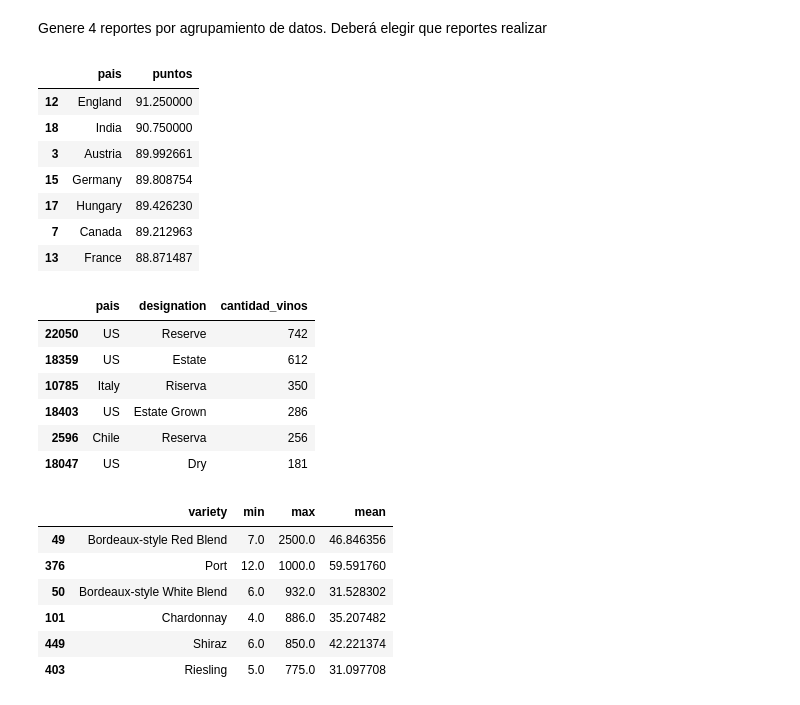
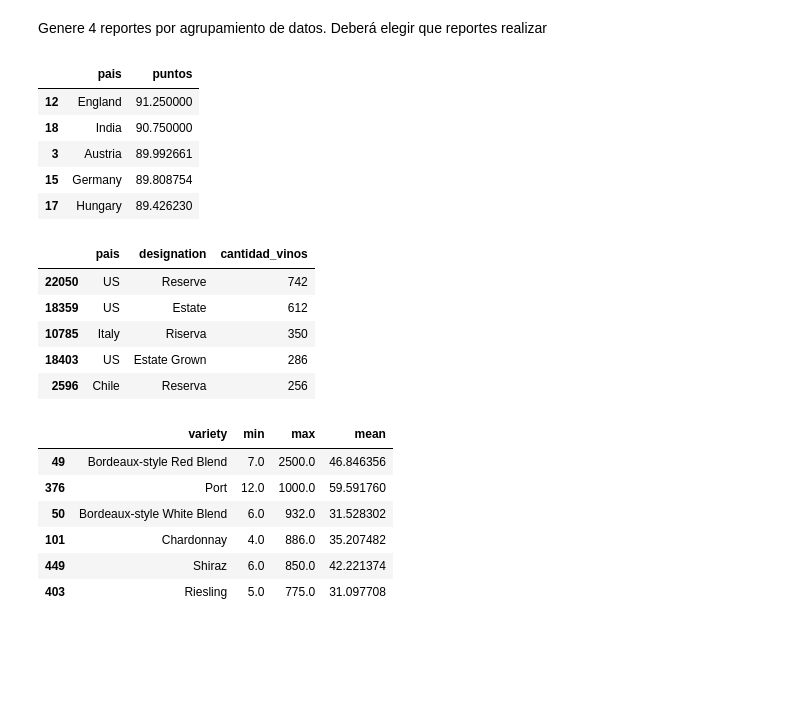
Before and after one commit to MDHuarcaya/PC5, a Jupyter notebook: problema2.ipynb, the cells around one changed output. Saved outputs shown, nothing was run; the diff lists cells and outputs as text; code cells hidden in the pictures; blank space fills up the shorter version.

```diff
--- a/problema2.ipynb
+++ b/problema2.ipynb
@@ -69,7 +69,7 @@ df_group
 3 creación de nuevas columnas según criterio
 # %%
 
-def etiquetar_pais_por_precio(row):
+def pais_precio(row):
     if row['precio'] < 20:
         return 'Económico'
     elif 20 <= row['precio'] < 50:
@@ -77,7 +77,7 @@ def etiquetar_pais_por_precio(row):
     else:
         return 'Caro'
 
-df['pais_por_precio'] = df.apply(etiquetar_pais_por_precio, axis=1)
+df['pais_por_precio'] = df.apply(pais_precio, axis=1)
 df.head(2)
 # %% [output]
 |  | pais | descripcion | designation | puntos | precio | province | region_1 | region_2 | taster_name | ... |
@@ -85,7 +85,7 @@ df.head(2)
 | 1 | Portugal | This is ripe and fruity, a wine t... | Avidagos | 87 | 15.0 | Douro | NaN | NaN | Roger Voss | ... |
 # %%
 
-def etiquetar_designacion_por_puntos(row):
+def designacion_puntos(row):
     if row['puntos'] < 85:
         return 'Baja'
     elif 85 <= row['puntos'] < 90:
@@ -93,7 +93,7 @@ def etiquetar_designacion_por_puntos(row):
     else:
         return 'Alta'
 
-df['designacion_por_puntos'] = df.apply(etiquetar_designacion_por_puntos, axis=1)
+df['designacion_por_puntos'] = df.apply(designacion_puntos, axis=1)
 df.head(5)
 # %% [output]
 |  | pais | descripcion | designation | puntos | precio | province | region_1 | region_2 | taster_name | ... |
@@ -104,7 +104,7 @@ df.head(5)
 | 4 | US | Much like the regular bottling fr... | Vintner's Reserve Wild Child Block | 87 | 65.0 | Oregon | Willamette Valley | Willamette Valley | Paul Gregutt | ... |
 # %%
 
-def etiquetar_variedad_por_precio(row):
+def variedad_precio(row):
     if row['precio'] < 20:
         return 'Variedad Económica'
     elif 20 <= row['precio'] < 50:
@@ -112,7 +112,7 @@ def etiquetar_variedad_por_precio(row):
     else:
         return 'Variedad Cara'
 
-df['variedad_por_precio'] = df.apply(etiquetar_variedad_por_precio, axis=1)
+df['variedad_por_precio'] = df.apply(variedad_precio, axis=1)
 df.head(5)
 # %% [output]
 |  | pais | descripcion | designation | puntos | precio | province | region_1 | region_2 | taster_name | ... |
@@ -169,24 +169,22 @@ Genere 4 reportes por agrupamiento de datos. Deberá elegir que reportes realiza
 # %%
 #Reporte1: Promedio de puntos por país
 p_puntos_pais = df.groupby('pais')['puntos'].mean().reset_index()
 p_puntos_pais = p_puntos_pais.sort_values(by='puntos', ascending=False)
 
-p_puntos_pais.head(7)
+p_puntos_pais.head(5)
 # %% [output]
 |  | pais | puntos |
 | 12 | England | 91.250000 |
 | 18 | India | 90.750000 |
 | 3 | Austria | 89.992661 |
 | 15 | Germany | 89.808754 |
 | 17 | Hungary | 89.426230 |
-| 7 | Canada | 89.212963 |
-| 13 | France | 88.871487 |
 # %%
 # Reporte 2: Cantidad de vinos por país y designación
 c_vinos_pd = df.groupby(['pais', 'designation']).size().reset_index(name='cantidad_vinos')
 c_vinos_pd = c_vinos_pd.sort_values(by='cantidad_vinos', ascending=False)
 
-c_vinos_pd.head(6)
+c_vinos_pd.head(5)
 # %% [output]
 |  | pais | designation | cantidad_vinos |
 | 22050 | US | Reserve | 742 |
@@ -194,7 +192,6 @@ c_vinos_pd.head(6)
 | 10785 | Italy | Riserva | 350 |
 | 18403 | US | Estate Grown | 286 |
 | 2596 | Chile | Reserva | 256 |
-| 18047 | US | Dry | 181 |
 # %%
 # Reporte 3: Precio por variedad de vino
 precio_variedad = df.groupby('variety')['precio'].aggregate(['min', 'max', 'mean']).reset_index()
```
Also changed, not shown: parts of 2 cells of this notebook, 2 other files.
